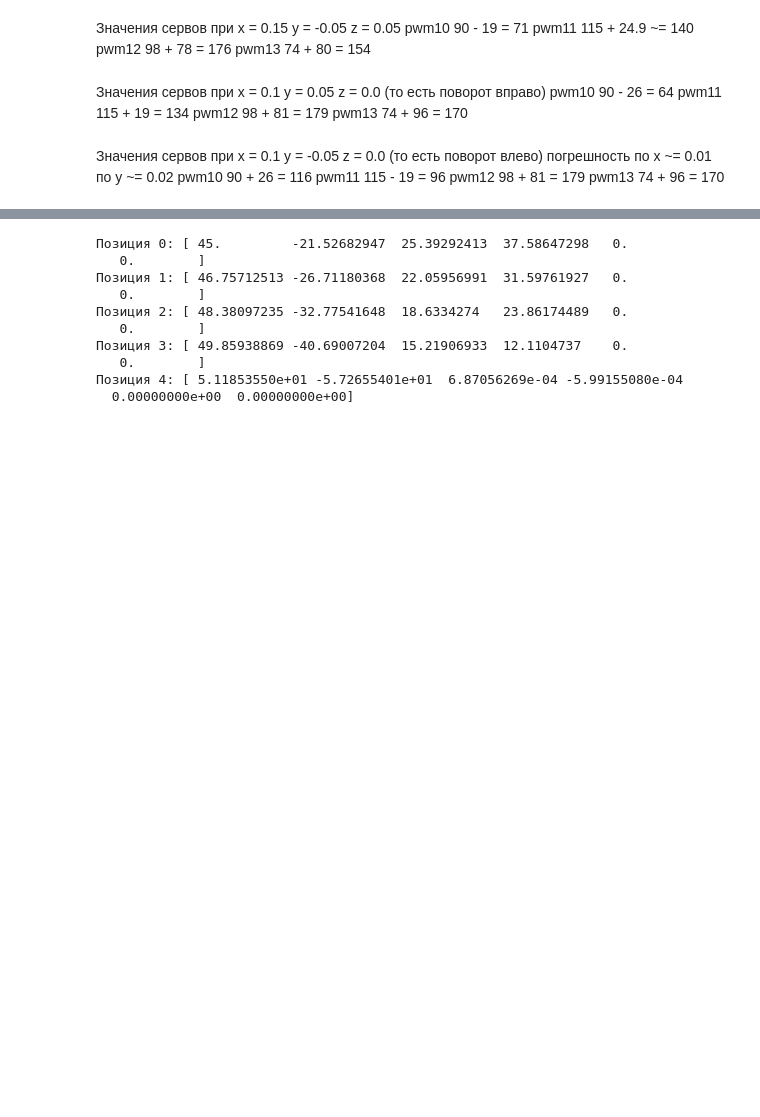
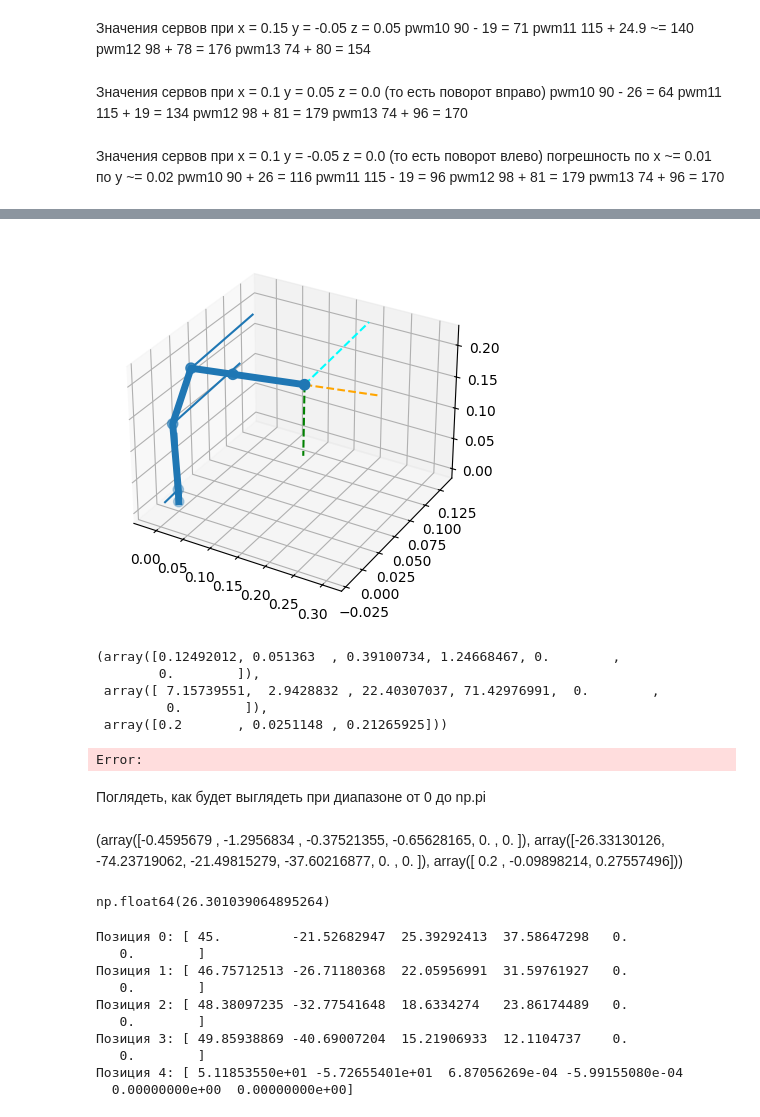
Before and after one commit to lashy0/robot-manipulator, a Jupyter notebook: tools/robot.ipynb, the cells around one changed output, grey strips where cells are left out. Cells and saved outputs as stored; diff of their text form; code cells hidden in the pictures; blank space fills up the shorter version.

```diff
--- a/tools/robot.ipynb
+++ b/tools/robot.ipynb
@@ -240,3 +240,32 @@ angles: [ 45.         -21.52682947  25.39292413  37.58647298   0.
+# %%
+i = 2
+angles_radians = robot_chain.inverse_kinematics(target_positions[i])
+
+ax = plt.figure().add_subplot(111, projection='3d')
+robot_chain.plot(angles_radians, ax, show=False)
+plt.show()
+angles = np.degrees(angles_radians)
+angles_radians, angles, target_positions[i]
+# %% [output]
+[figure, added]
+(array([0.12492012, 0.051363  , 0.39100734, 1.24668467, 0.        ,
+        0.        ]),
+ array([ 7.15739551,  2.9428832 , 22.40307037, 71.42976991,  0.        ,
+         0.        ]),
+ array([0.2       , 0.0251148 , 0.21265925]))
+Error:
+# %% [markdown]
+Поглядеть, как будет выглядеть при диапазоне от 0 до np.pi
+# %% [markdown]
+(array([-0.4595679 , -1.2956834 , -0.37521355, -0.65628165,  0.        ,
+         0.        ]),
+ array([-26.33130126, -74.23719062, -21.49815279, -37.60216877,
+          0.        ,   0.        ]),
+ array([ 0.2       , -0.09898214,  0.27557496]))
+# %%
+angles_degrees[0][1]
+# %% [output]
+np.float64(26.301039064895264)
 # %%
 for i, angles in enumerate(angles_degrees[:5]):
     print(f"Позиция {i}: {angles}")
```
Also changed, not shown: parts of 3 cells of this notebook.
